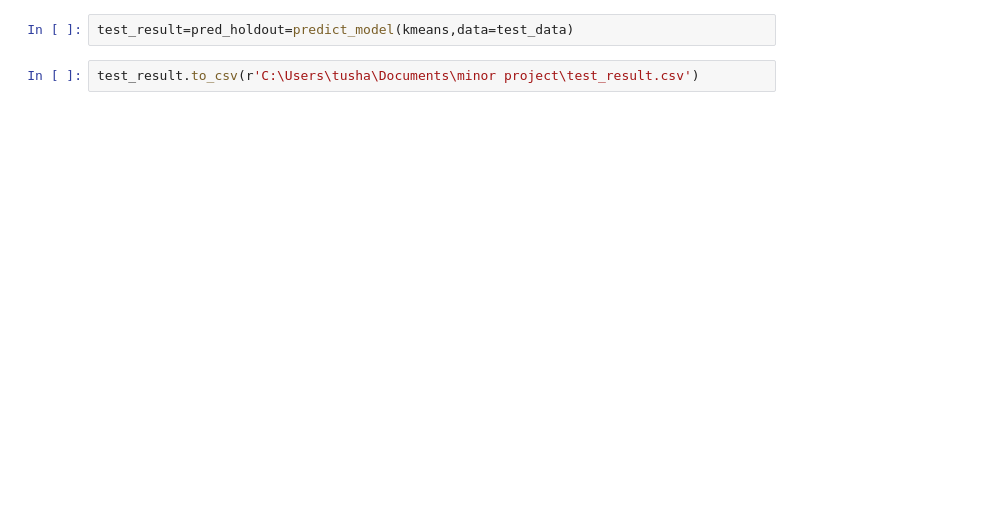
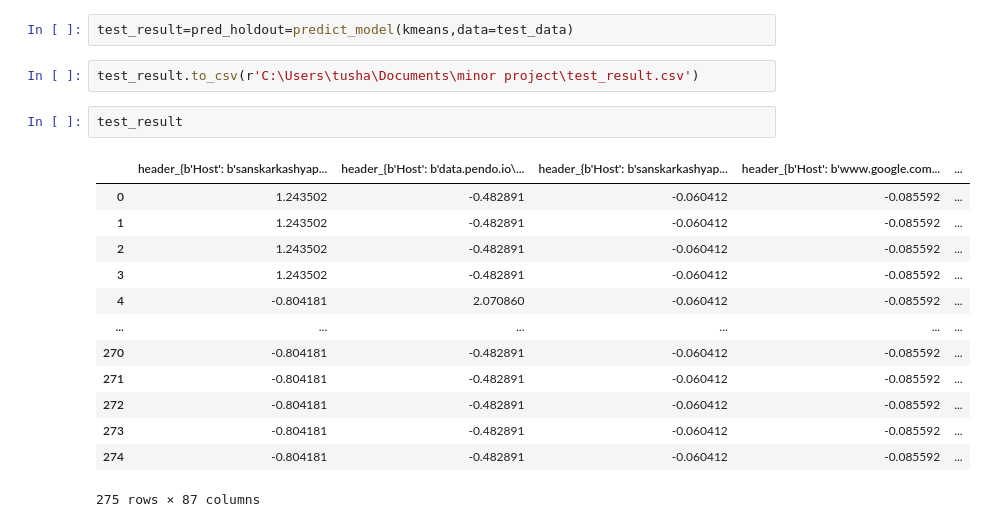
Before and after one commit to SanskarKashyap/web-application-firewall, a Jupyter notebook: Web application firewall.ipynb, the cells around one changed output. Cells and saved outputs as stored; diff of their text form; blank space fills up the shorter version.

```diff
--- a/Web application firewall.ipynb
+++ b/Web application firewall.ipynb
@@ -24,3 +59,19 @@ test_data.head()
 test_result=pred_holdout=predict_model(kmeans,data=test_data)
 # %%
 test_result.to_csv(r'C:\Users\tusha\Documents\minor project\test_result.csv')
+# %%
+test_result
+# %% [output]
+|  | header_{b'Host': b'sanskarkashyap... | header_{b'Host': b'data.pendo.io\... | header_{b'Host': b'sanskarkashyap... | header_{b'Host': b'www.google.com... | ... |
+| 0 | 1.243502 | -0.482891 | -0.060412 | -0.085592 | ... |
+| 1 | 1.243502 | -0.482891 | -0.060412 | -0.085592 | ... |
+| 2 | 1.243502 | -0.482891 | -0.060412 | -0.085592 | ... |
+| 3 | 1.243502 | -0.482891 | -0.060412 | -0.085592 | ... |
+| 4 | -0.804181 | 2.070860 | -0.060412 | -0.085592 | ... |
+| ... | ... | ... | ... | ... | ... |
+| 270 | -0.804181 | -0.482891 | -0.060412 | -0.085592 | ... |
+| 271 | -0.804181 | -0.482891 | -0.060412 | -0.085592 | ... |
+| 272 | -0.804181 | -0.482891 | -0.060412 | -0.085592 | ... |
+| 273 | -0.804181 | -0.482891 | -0.060412 | -0.085592 | ... |
+| 274 | -0.804181 | -0.482891 | -0.060412 | -0.085592 | ... |
+275 rows × 87 columns
```
Also changed, not shown: parts of 5 cells of this notebook, 14 other files.
